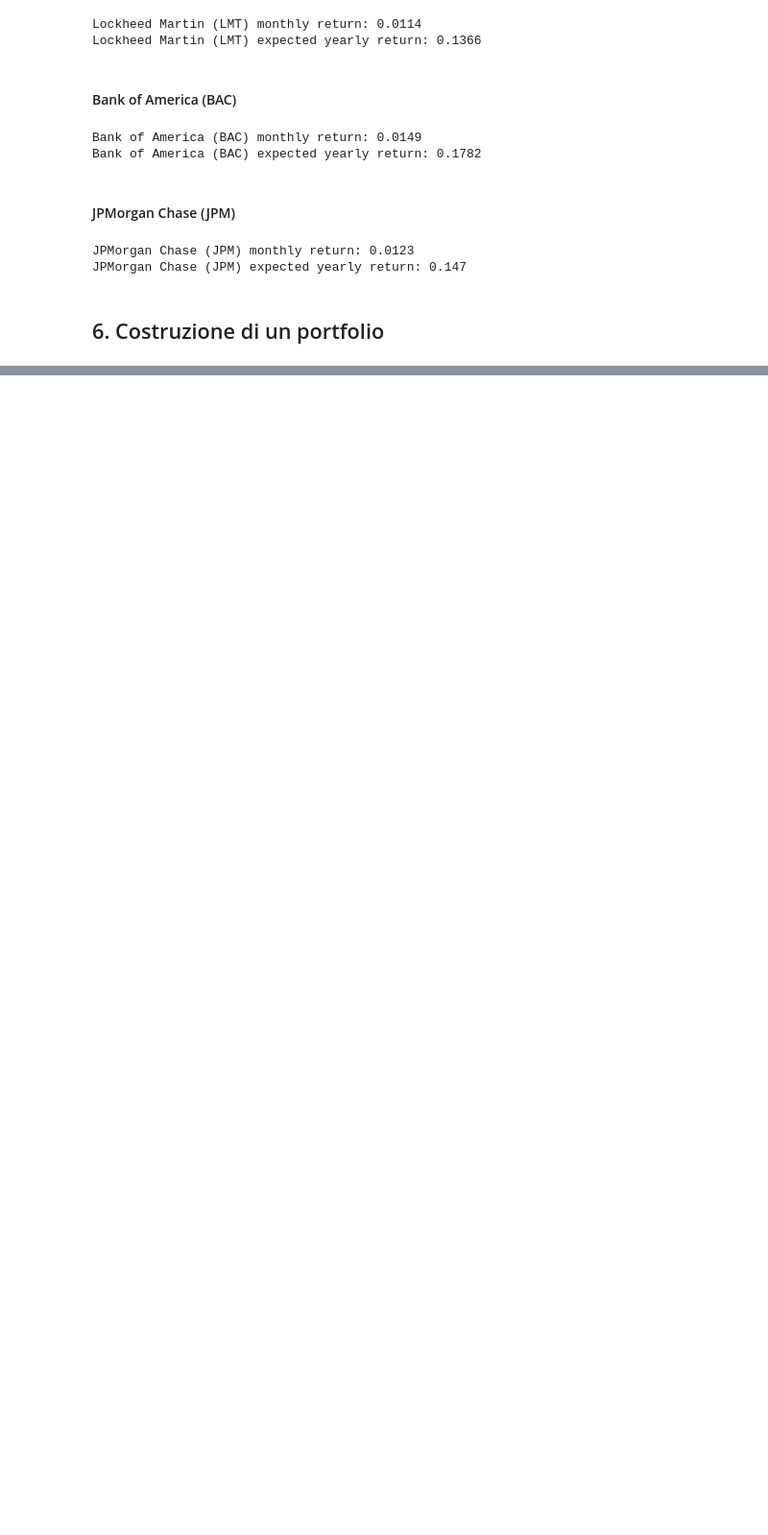
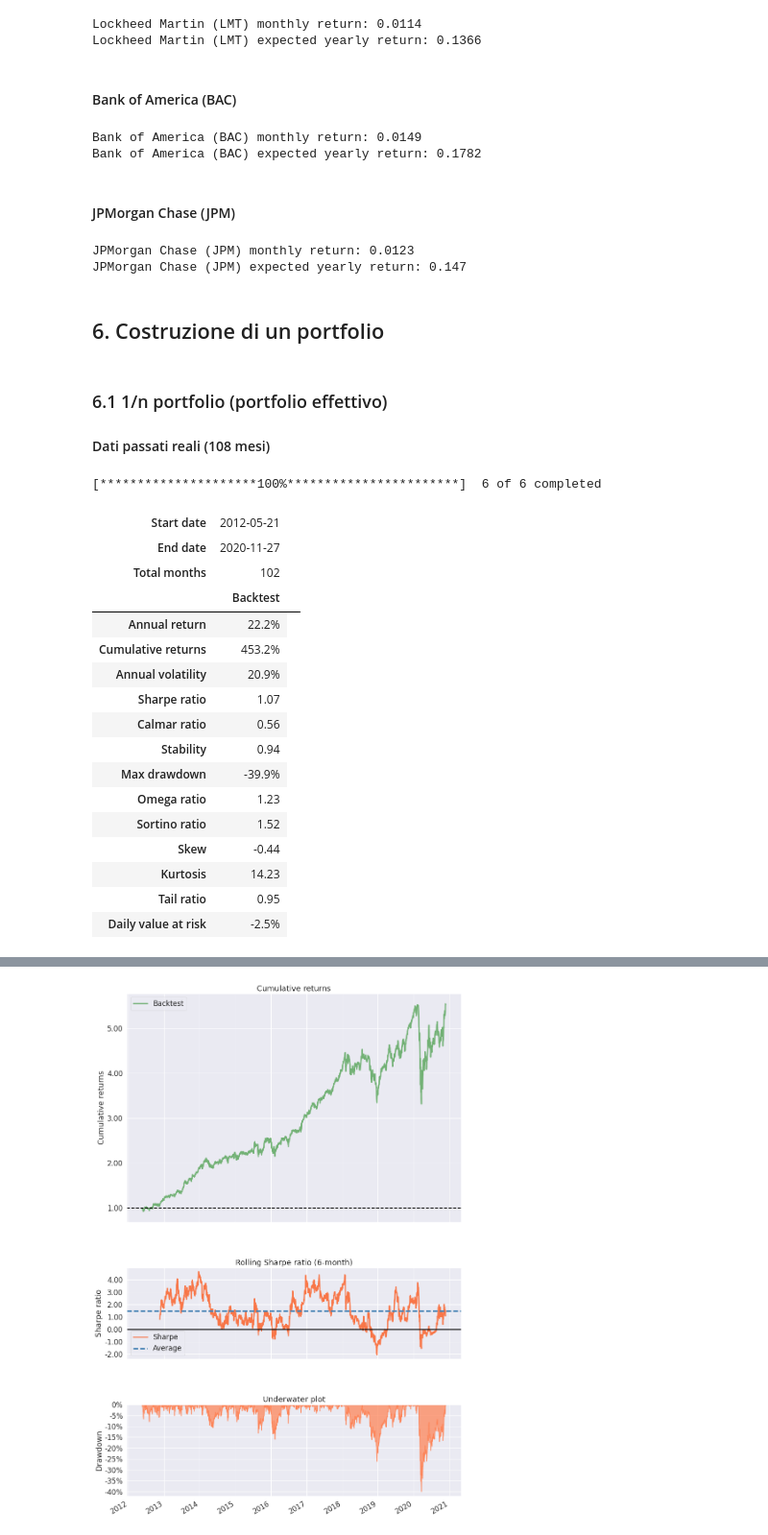
Before and after one commit to tommcamm/BISF-Project, a Jupyter notebook: python/Notebook del progetto.ipynb, the cells around one changed output, grey strips where cells are left out. Shown at 96% size. Saved outputs shown, nothing was run; the diff lists cells and outputs as text; code cells hidden in the pictures; blank space fills up the shorter version.

```diff
--- a/python/Notebook del progetto.ipynb
+++ b/python/Notebook del progetto.ipynb
@@ -2767,3 +2769,51 @@ JPMorgan Chase (JPM) monthly return: 0.0123
 JPMorgan Chase (JPM) expected yearly return: 0.147
 # %% [markdown]
 ## 6. Costruzione di un portfolio
+# %% [markdown]
+### 6.1 1/n portfolio (portfolio effettivo)
+
+#### Dati passati reali (108 mesi)
+# %%
+# Import delle librerie necessarie
+import pyfolio as pf
+
+# Setup dei parametri utilizzati
+RISKY_ASSETS = ['FB', 'GOOG', 'RTX', 'LMT', 'BAC', 'JPM']
+START_DATE = '2011-11-30'
+END_DATE = '2020-11-30' # utilizziamo i primi 108 mesi di dati
+
+n_assets = len(RISKY_ASSETS)
+
+prices_df = yf.download(RISKY_ASSETS, start=START_DATE,
+                        end=END_DATE, adjusted=True)
+
+# Calcoliamo i rendimenti indivduali
+returns = prices_df['Adj Close'].pct_change().dropna()
+
+# Definiamo il peso (1/n)
+portfolio_weights = n_assets * [1 / n_assets]
+
+# Calcoliamo i rendimenti del portfolio
+portfolio_returns = pd.Series(np.dot(portfolio_weights, returns.T),
+                              index=returns.index)
+
+pf.create_simple_tear_sheet(portfolio_returns)
+# %% [output]
+[*********************100%***********************]  6 of 6 completed
+| Start date | 2012-05-21 |  |
+| End date | 2020-11-27 |  |
+| Total months | 102 |  |
+|  | Backtest |
+| Annual return | 22.2% |
+| Cumulative returns | 453.2% |
+| Annual volatility | 20.9% |
+| Sharpe ratio | 1.07 |
+| Calmar ratio | 0.56 |
+| Stability | 0.94 |
+| Max drawdown | -39.9% |
+| Omega ratio | 1.23 |
+| Sortino ratio | 1.52 |
+| Skew | -0.44 |
+| Kurtosis | 14.23 |
+| Tail ratio | 0.95 |
+| Daily value at risk | -2.5% |
@@ -2769,0 +2822 @@ JPMorgan Chase (JPM) expected yearly return: 0.147
+[figure, added]
```
Also changed, not shown: parts of 36 cells of this notebook, 3 other files.
